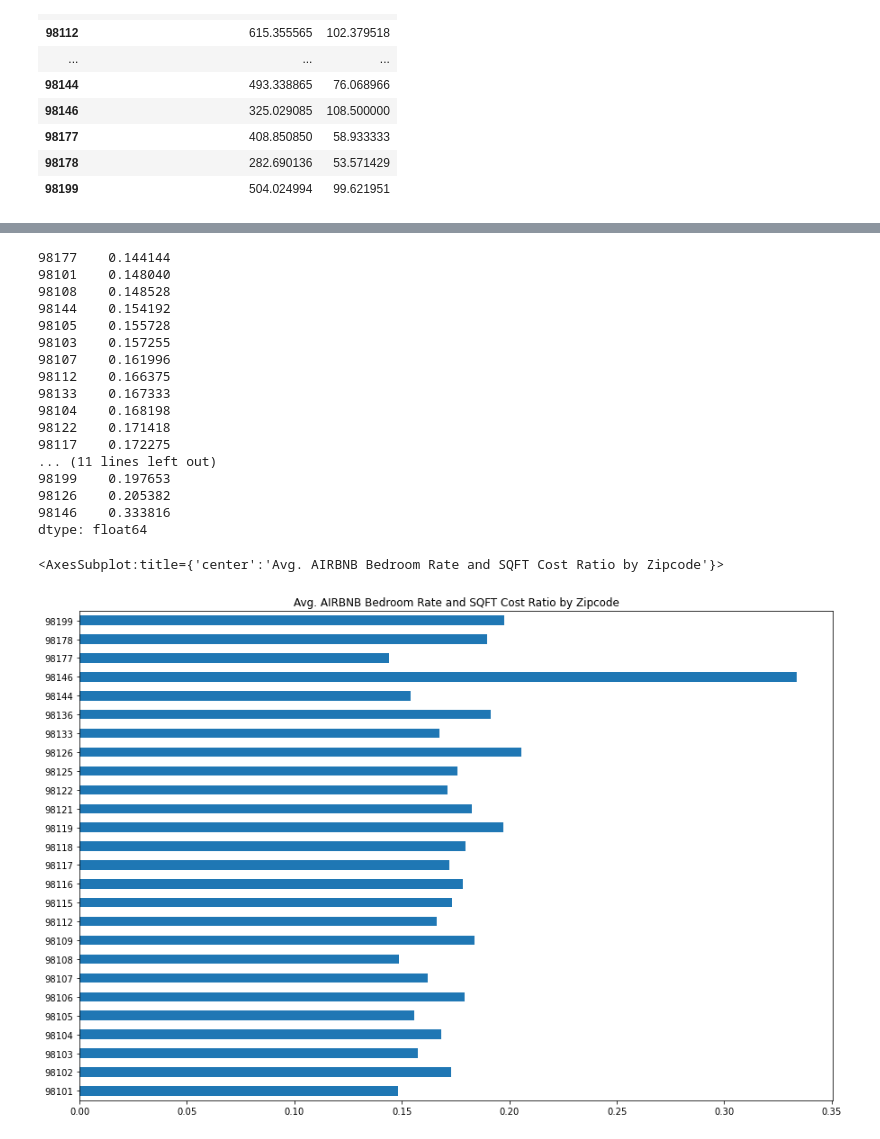
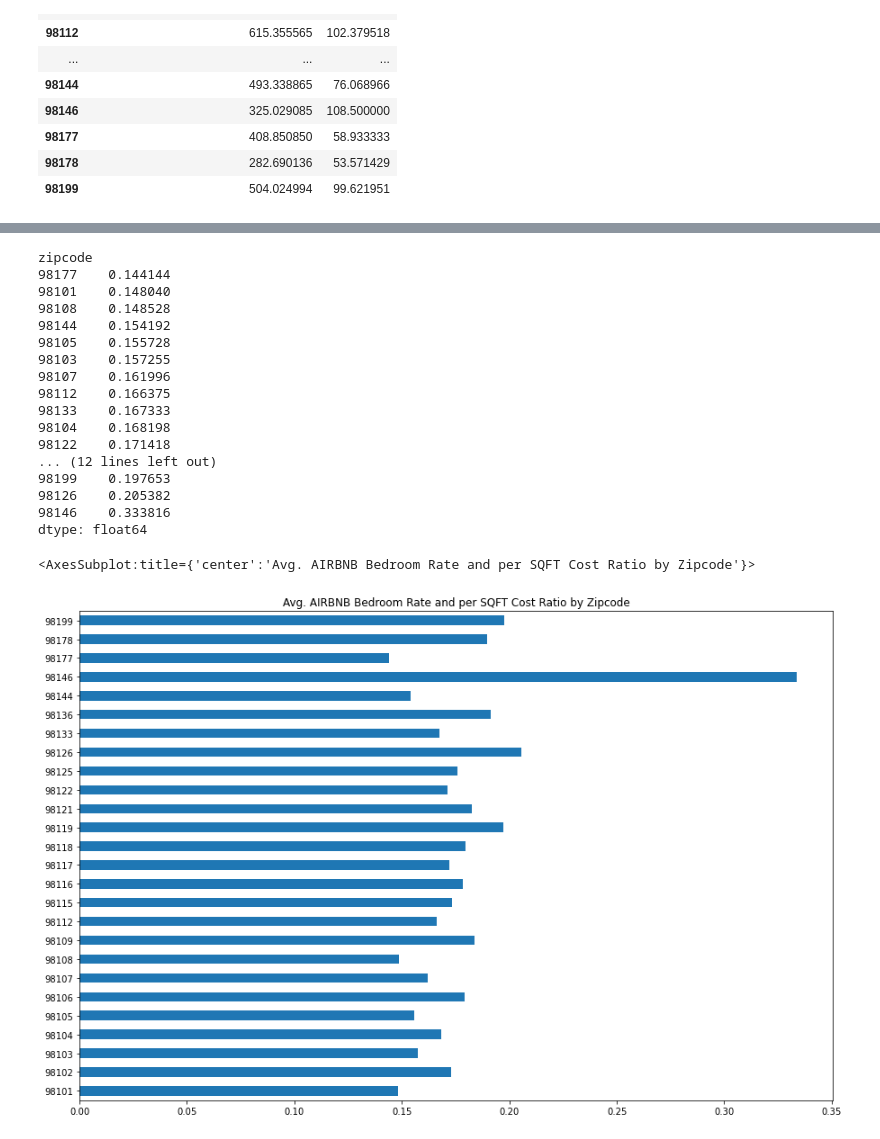
Before and after one commit to NehaJantre/1-Rental-Income-Home-Evaluator-Application, a Jupyter notebook: main.ipynb, the cells around one changed output, grey strips where cells are left out. Drawn from its saved outputs; the diff is of its cells as text; code cells hidden in the pictures.

```diff
--- a/main.ipynb
+++ b/main.ipynb
@@ -356,8 +353,8 @@ airbnb_prices_by_zip_and_beds = airbnb_col_filter.groupby(["zipcode"]).mean()
 # (ZZ) average airbnb bedroom price by zipcode
 avg_airbnb_bedroom_price_per_night_by_zipcode = airbnb_prices_by_zip_and_beds["price"] / airbnb_prices_by_zip_and_beds["bedrooms"]
 
-= avg_airbnb_bedroom_price_per_night_by_zipcode
-
+# example df.columns = ['a', 'b']
+avg_airbnb_bedroom_price_per_night_by_zipcode.columns = ["avg bedroom rate per night"]
 avg_airbnb_bedroom_price_per_night_by_zipcode.sort_values()
 # %% [output]
 zipcode
@@ -449,6 +431,9 @@ house_sales_avg_listing_price_per_sqft_by_zip.sort_values(["median_listing_price
 
 # merge and convert the Series to a DataFrame with to_frame(). So (if joining on index):
 merged_df = house_sales_avg_listing_price_per_sqft_by_zip.merge(avg_airbnb_bedroom_price_per_night_by_zipcode.to_frame(), left_index=True, right_index=True)
+
+# rename index to zipcode
+merged_df.index.name = "zipcode"
 merged_df
 # %% [output]
 |  | median_listing_price_per_square_foot | 0 |
@@ -478,8 +486,10 @@ merged_df
 # (ZZ) divide the avg sqft price by zip from (house_sales_avg_listing_price_per_sqft_by_zip) by the avg price of bedroom from airbnb (avg_airbnb_bedroom_price_per_night_by_zipcode)
 ratio =  merged_df[0] / merged_df["median_listing_price_per_square_foot"]
 
+ratio.index.name = "zipcode"
 ratio.sort_values()
 # %% [output]
+zipcode
 98177    0.144144
 98101    0.148040
 98108    0.148528
@@ -491,15 +501,14 @@ ratio.sort_values()
 98133    0.167333
 98104    0.168198
 98122    0.171418
-98117    0.172275
-... (11 lines left out)
+... (12 lines left out)
 98199    0.197653
 98126    0.205382
 98146    0.333816
 dtype: float64
 # %%
 # (ZZ) chart the zipcodes with the raitio of the avg smallets sqft cost by the largest avg room rent by zipcode
-ratio.plot.barh(figsize = (15,10), title = "Avg. AIRBNB Bedroom Rate and SQFT Cost Ratio by Zipcode")
+ratio.plot.barh(figsize = (15,10), title = "Avg. AIRBNB Bedroom Rate and per SQFT Cost Ratio by Zipcode")
 # %% [output]
-<AxesSubplot:title={'center':'Avg. AIRBNB Bedroom Rate and SQFT Cost Ratio by Zipcode'}>
+<AxesSubplot:title={'center':'Avg. AIRBNB Bedroom Rate and per SQFT Cost Ratio by Zipcode'}>
-[figure, old version]
+[figure, new version]
```
Also changed, not shown: parts of 3 cells of this notebook.
